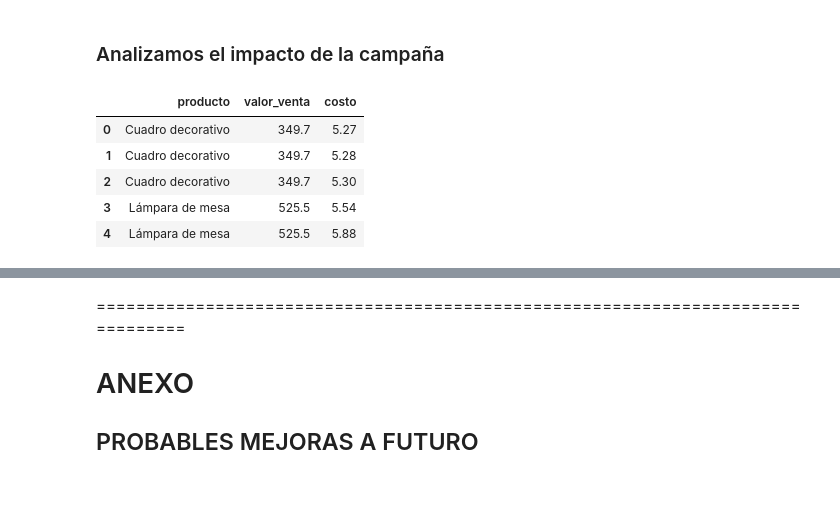
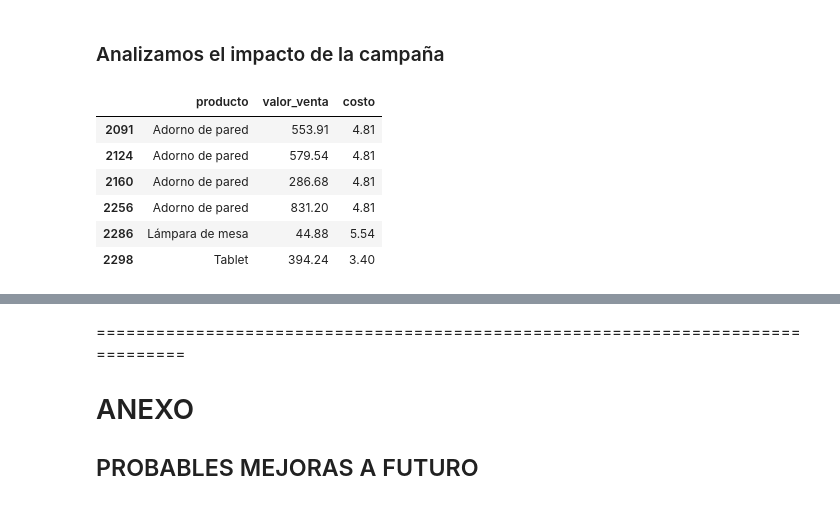
Before and after one commit to alex-degarate/TT-2C2025-Data-Analitycs-Notebooks, a Jupyter notebook: PreEntrega/PE-alex-20Oct-.ipynb, the cells around one changed output, grey strips where cells are left out. Drawn from its saved outputs; the diff is of its cells as text; code cells hidden in the pictures.

```diff
--- a/PreEntrega/PE-alex-20Oct-.ipynb
+++ b/PreEntrega/PE-alex-20Oct-.ipynb
@@ -914,7 +915,9 @@ df_marketing_avg
 # Unir los datasets ventas y marketing por columna 'producto'
 
 # Aqui tenemos dos caminos, unir ventas con df_marketing que tiene duplicados
-ventas_marketing = pd.merge(df_ventas, df_marketing, on="producto", how="left")
+# met 1
+ventas_marketing1 = pd.merge(df_ventas_final, df_marketing, on="producto", how="left")
 
 # O, unir df_ventas con df_marketing_avg que no tiene duplicados, pero no tiene fechas
-# ventas_marketing = pd.merge(df_ventas, df_marketing_avg, on="producto", how="inner")
+# met 2
+ventas_marketing_avg = pd.merge(df_ventas_final, df_marketing_avg, on="producto", how="inner")
@@ -942,15 +980,23 @@ ventas_marketing.head(6)
 ### Analizamos el impacto de la campaña
 # %%
 # Nos quedamos solo con los registros de ventas durante la campaña de marketing
+ganancias_marketing = ventas_marketing1.query("fecha_venta > fecha_inicio & fecha_venta < fecha_fin")
+
+# Nota: si trabajan con el DF marketing1 pueden aplicar el filtro,
+# si trabajan con dataframe marketing_avg, al no tener fecha, no apliquen el filtro.
+
+
 # Seleccionamos solo los campos que nos interesan: "producto", "valor_venta", "costo"
-ventas_campaing = ventas_marketing[["producto", "valor_venta", "costo"]]
-ventas_campaing.head()
+ganancias_marketing = ganancias_marketing[["producto", "valor_venta", "costo"]]
+ganancias_marketing.sort_values(by="producto", ascending=True)
+ganancias_marketing.head(6)
 # %% [output]
 |  | producto | valor_venta | costo |
-| 0 | Cuadro decorativo | 349.7 | 5.27 |
-| 1 | Cuadro decorativo | 349.7 | 5.28 |
-| 2 | Cuadro decorativo | 349.7 | 5.30 |
-| 3 | Lámpara de mesa | 525.5 | 5.54 |
-| 4 | Lámpara de mesa | 525.5 | 5.88 |
+| 2091 | Adorno de pared | 553.91 | 4.81 |
+| 2124 | Adorno de pared | 579.54 | 4.81 |
+| 2160 | Adorno de pared | 286.68 | 4.81 |
+| 2256 | Adorno de pared | 831.20 | 4.81 |
+| 2286 | Lámpara de mesa | 44.88 | 5.54 |
+| 2298 | Tablet | 394.24 | 3.40 |
 # %%
 # Agrupamos por producto y hacemos una agregación por "valor de venta" y "costo"
```
Also changed, not shown: parts of 16 cells of this notebook.
